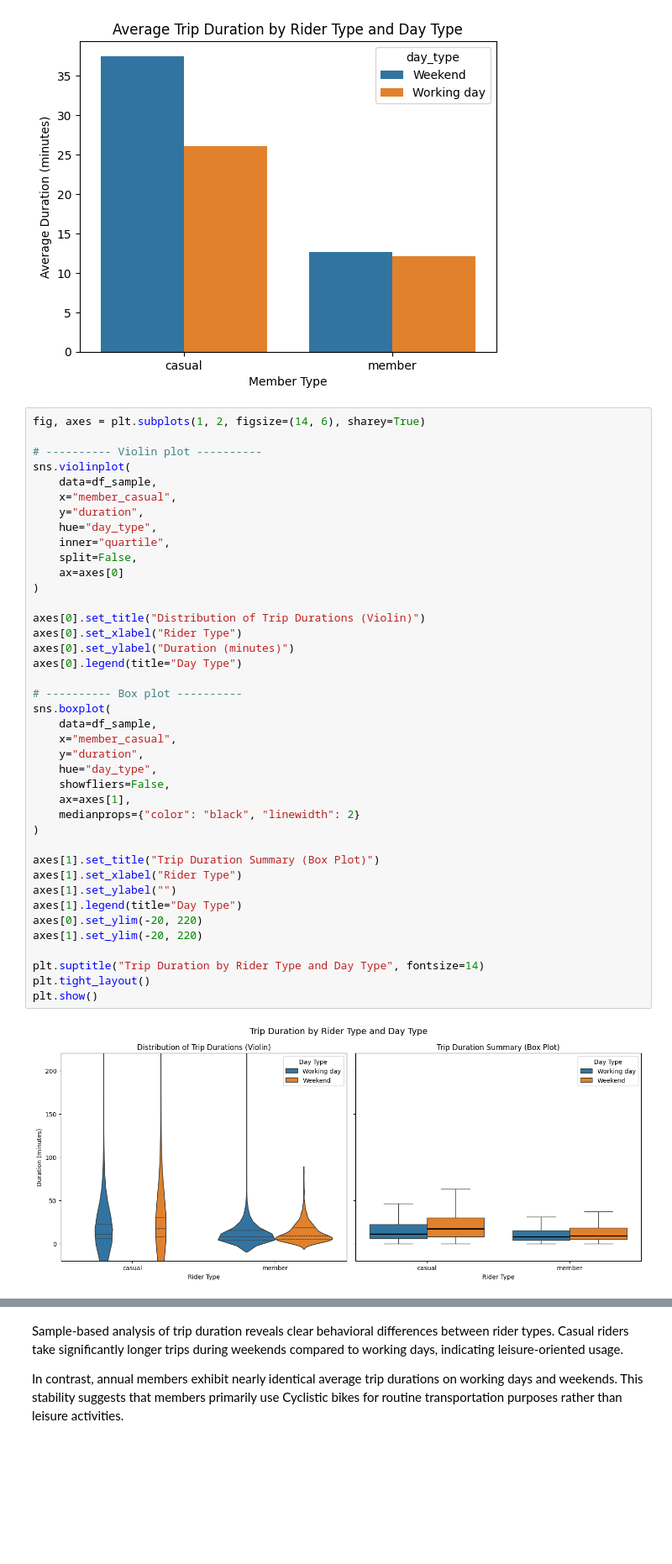
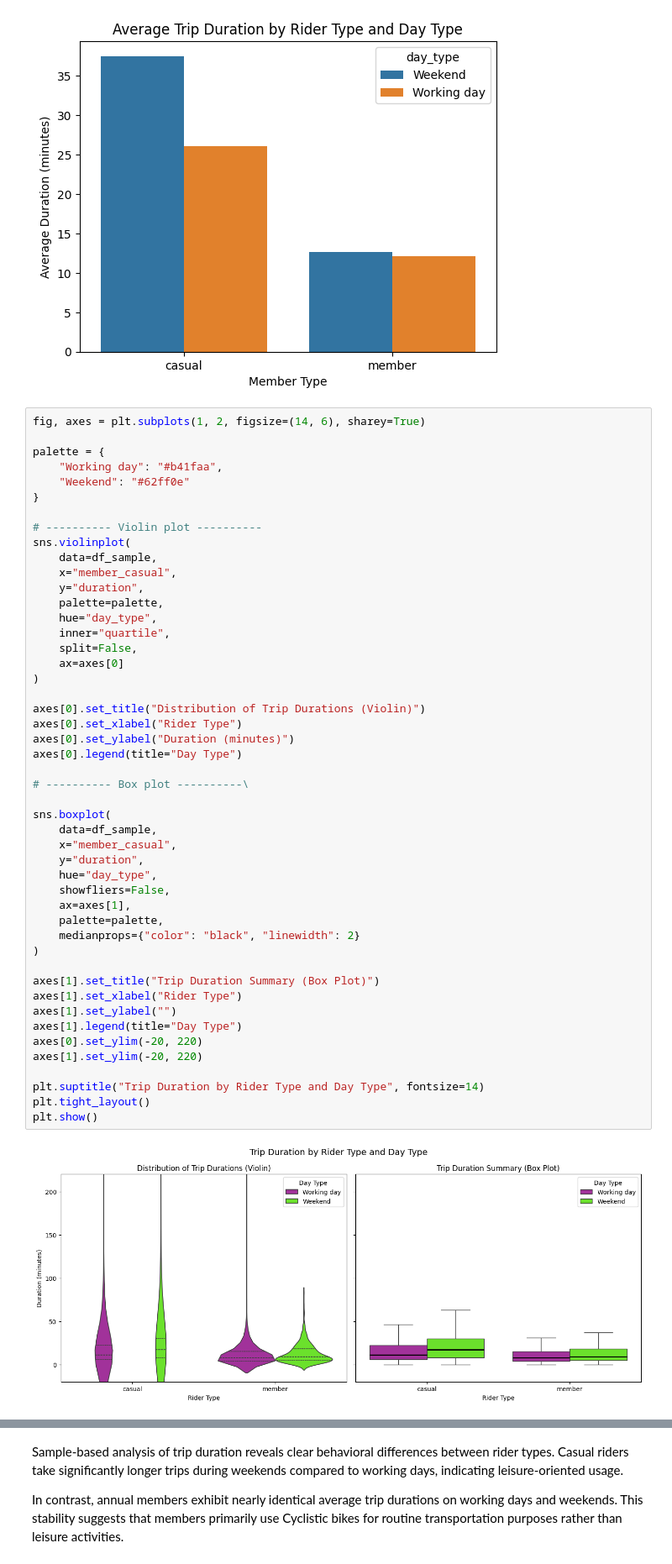
Before and after one commit to Knok98/Cyclistic-Training-Case-Study-Analysis, a Jupyter notebook: analyse.ipynb, the cells around one changed output, grey strips where cells are left out. Shown at 84% size. Cells and saved outputs as stored; diff of their text form; blank space fills up the shorter version.

```diff
--- a/analyse.ipynb
+++ b/analyse.ipynb
@@ -418,44 +419,52 @@ plt.show()
 [figure]
 # %%
 fig, axes = plt.subplots(1, 2, figsize=(14, 6), sharey=True)
+
+palette = {
+    "Working day": "#b41faa",
+    "Weekend": "#62ff0e"
+}
 
 # ---------- Violin plot ----------
 sns.violinplot(
     data=df_sample,
     x="member_casual",
     y="duration",
+    palette=palette,
     hue="day_type",
     inner="quartile",
     split=False,
     ax=axes[0]
 )
 
 axes[0].set_title("Distribution of Trip Durations (Violin)")
 axes[0].set_xlabel("Rider Type")
 axes[0].set_ylabel("Duration (minutes)")
 axes[0].legend(title="Day Type")
 
-# ---------- Box plot ----------
+# ---------- Box plot ----------\
+
 sns.boxplot(
     data=df_sample,
     x="member_casual",
     y="duration",
     hue="day_type",
     showfliers=False,
     ax=axes[1],
+    palette=palette,
     medianprops={"color": "black", "linewidth": 2}
 )
 
 axes[1].set_title("Trip Duration Summary (Box Plot)")
 axes[1].set_xlabel("Rider Type")
 axes[1].set_ylabel("")
 axes[1].legend(title="Day Type")
 axes[0].set_ylim(-20, 220)
 axes[1].set_ylim(-20, 220)
 
 plt.suptitle("Trip Duration by Rider Type and Day Type", fontsize=14)
 plt.tight_layout()
 plt.show()
 # %% [output]
-[figure, old version]
+[figure, new version]
 # %% [markdown]
```
Also changed, not shown: parts of 3 cells of this notebook, 1 other file.
